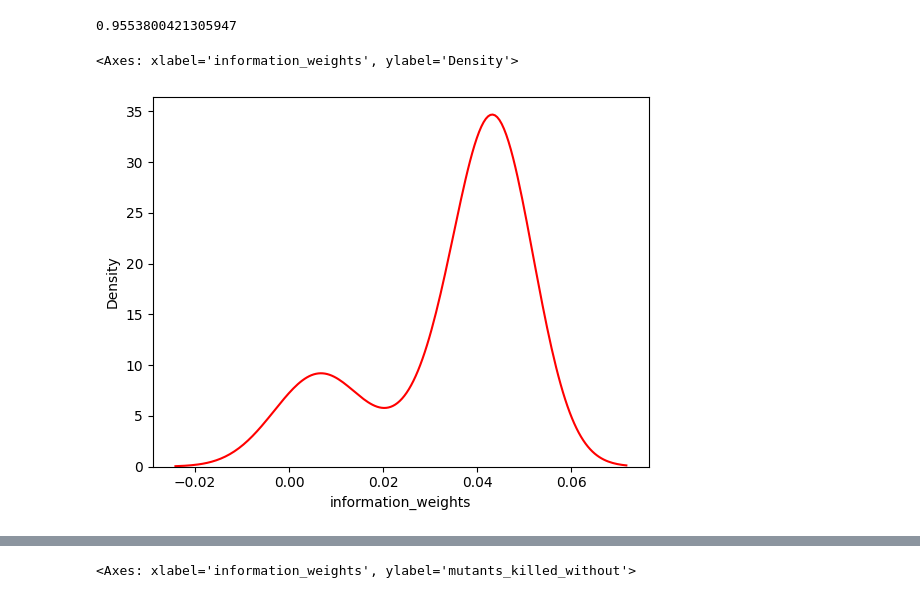
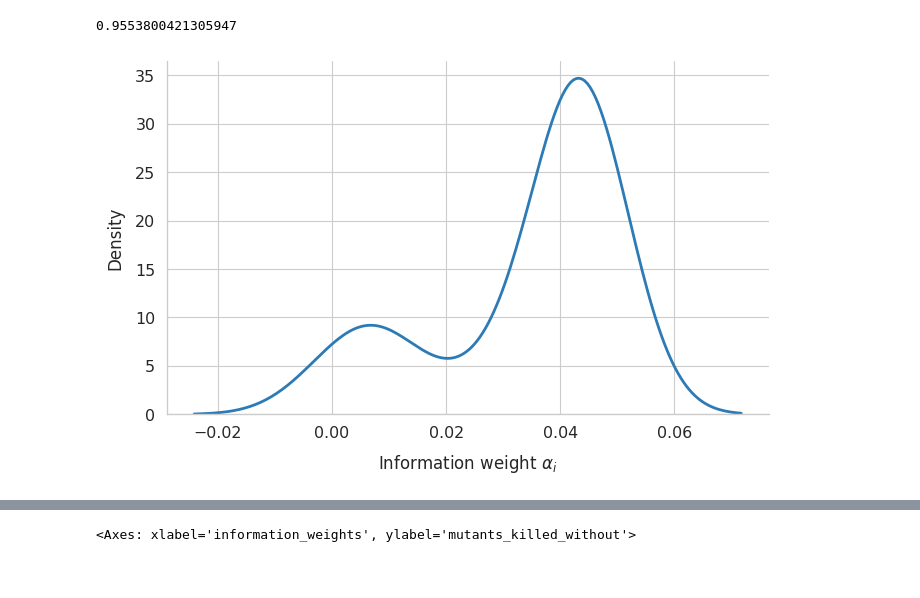
Before and after one commit to leliel12/yagua, a Jupyter notebook: experiment.ipynb, the cells around one changed output, grey strips where cells are left out. Cells and saved outputs as stored; diff of their text form; code cells hidden in the pictures.

```diff
--- a/experiment.ipynb
+++ b/experiment.ipynb
@@ -11,9 +11,28 @@ import seaborn as sns
 # %%
 df = proj.store.get_tests_dataframe()
 # %%
-#ax = sns.histplot(df.information_weights, kde=True, stat="density")
-sns.kdeplot(df.information_weights,  color="red")
+import seaborn as sns
+import matplotlib.pyplot as plt
+
+sns.set_theme(style="whitegrid", context="paper", font_scale=1.3)
+
+fig, ax = plt.subplots(figsize=(7, 4.5))
+
+sns.kdeplot(
+    df.information_weights,
+    color="#2c7bb6",
+    linewidth=2,
+    ax=ax,
+)
+
+ax.set_xlabel(r"Information weight $\alpha_i$", fontsize=12, labelpad=8)
+ax.set_ylabel(r"Density", fontsize=12, labelpad=8)
+
+sns.despine()
+plt.tight_layout()
+plt.savefig("information_weights_dist.pdf", dpi=300, bbox_inches="tight")
+plt.savefig("information_weights_dist.png", dpi=300, bbox_inches="tight")
+plt.show()
 # %% [output]
-<Axes: xlabel='information_weights', ylabel='Density'>
-[figure, old version]
+[figure, new version]
 # %%
```
Also changed, not shown: parts of 4 cells of this notebook.
